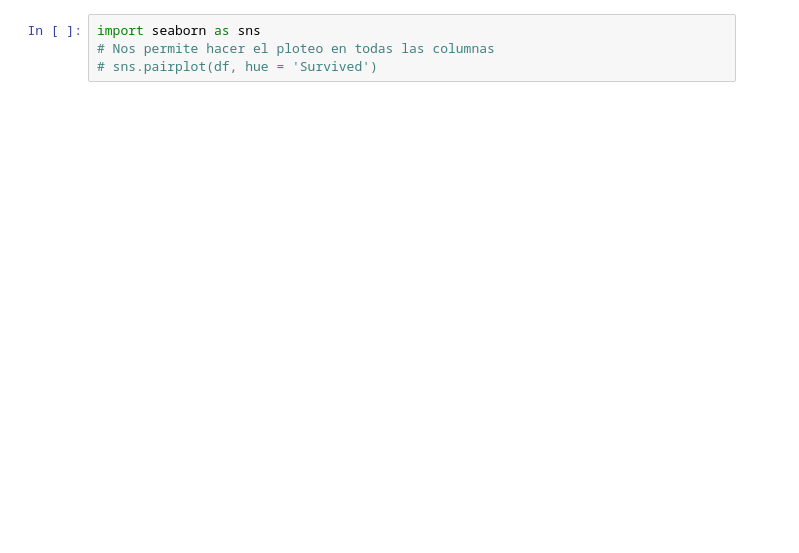
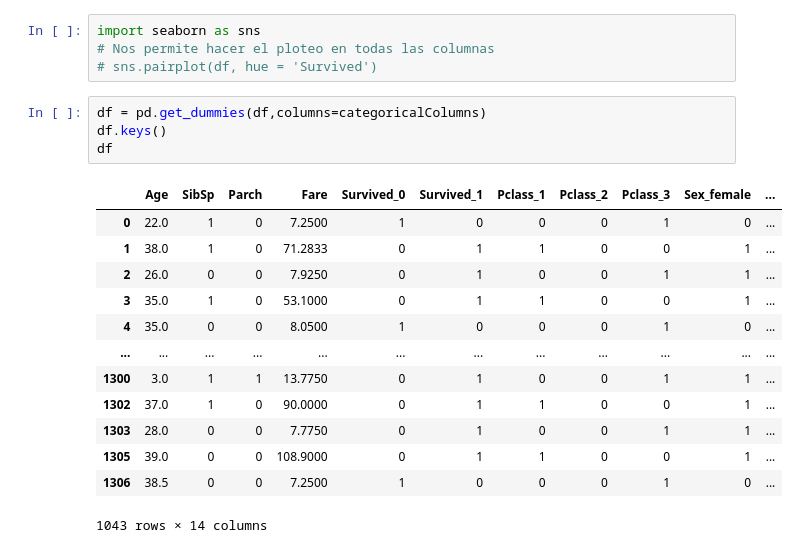
Before and after one commit to jotajota15/MachineLearning, a Jupyter notebook: PCA/Codigo.ipynb, the cells around one changed output. Cells and saved outputs as stored; diff of their text form; blank space fills up the shorter version.

```diff
--- a/PCA/Codigo.ipynb
+++ b/PCA/Codigo.ipynb
@@ -76,3 +87,21 @@ max      80.000000     8.000000     9.000000   512.329200
 import seaborn as sns
 # Nos permite hacer el ploteo en todas las columnas
 # sns.pairplot(df, hue = 'Survived')
+# %%
+df = pd.get_dummies(df,columns=categoricalColumns)
+df.keys()
+df
+# %% [output]
+|  | Age | SibSp | Parch | Fare | Survived_0 | Survived_1 | Pclass_1 | Pclass_2 | Pclass_3 | Sex_female | ... |
+| 0 | 22.0 | 1 | 0 | 7.2500 | 1 | 0 | 0 | 0 | 1 | 0 | ... |
+| 1 | 38.0 | 1 | 0 | 71.2833 | 0 | 1 | 1 | 0 | 0 | 1 | ... |
+| 2 | 26.0 | 0 | 0 | 7.9250 | 0 | 1 | 0 | 0 | 1 | 1 | ... |
+| 3 | 35.0 | 1 | 0 | 53.1000 | 0 | 1 | 1 | 0 | 0 | 1 | ... |
+| 4 | 35.0 | 0 | 0 | 8.0500 | 1 | 0 | 0 | 0 | 1 | 0 | ... |
+| ... | ... | ... | ... | ... | ... | ... | ... | ... | ... | ... | ... |
+| 1300 | 3.0 | 1 | 1 | 13.7750 | 0 | 1 | 0 | 0 | 1 | 1 | ... |
+| 1302 | 37.0 | 1 | 0 | 90.0000 | 0 | 1 | 1 | 0 | 0 | 1 | ... |
+| 1303 | 28.0 | 0 | 0 | 7.7750 | 0 | 1 | 0 | 0 | 1 | 1 | ... |
+| 1305 | 39.0 | 0 | 0 | 108.9000 | 0 | 1 | 1 | 0 | 0 | 1 | ... |
+| 1306 | 38.5 | 0 | 0 | 7.2500 | 1 | 0 | 0 | 0 | 1 | 0 | ... |
+1043 rows × 14 columns
```
Also changed, not shown: parts of 9 cells of this notebook.
